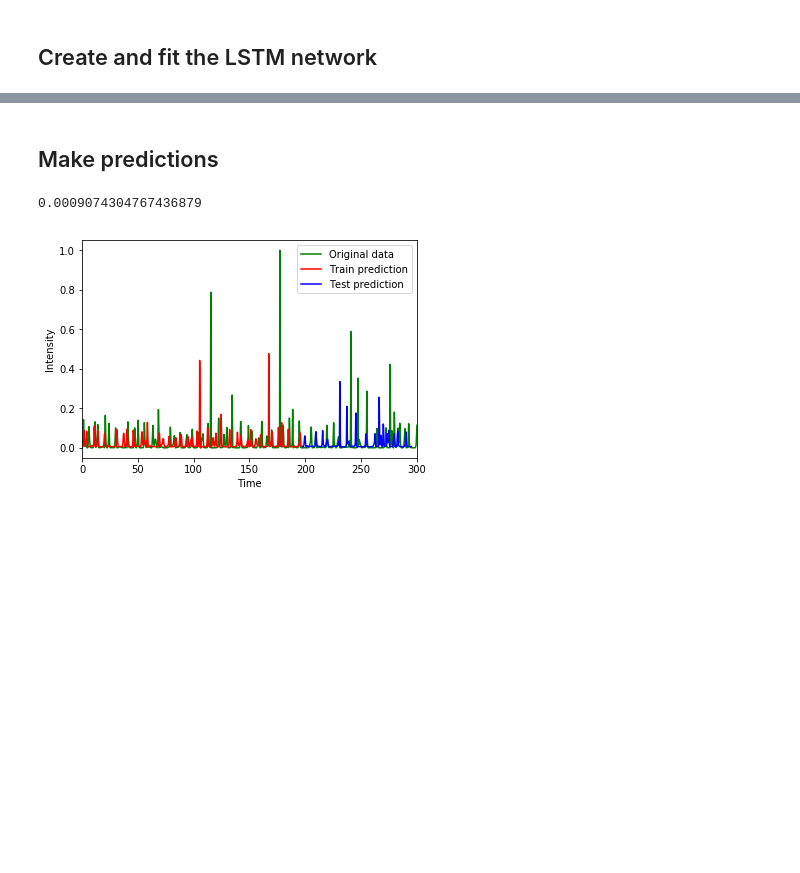
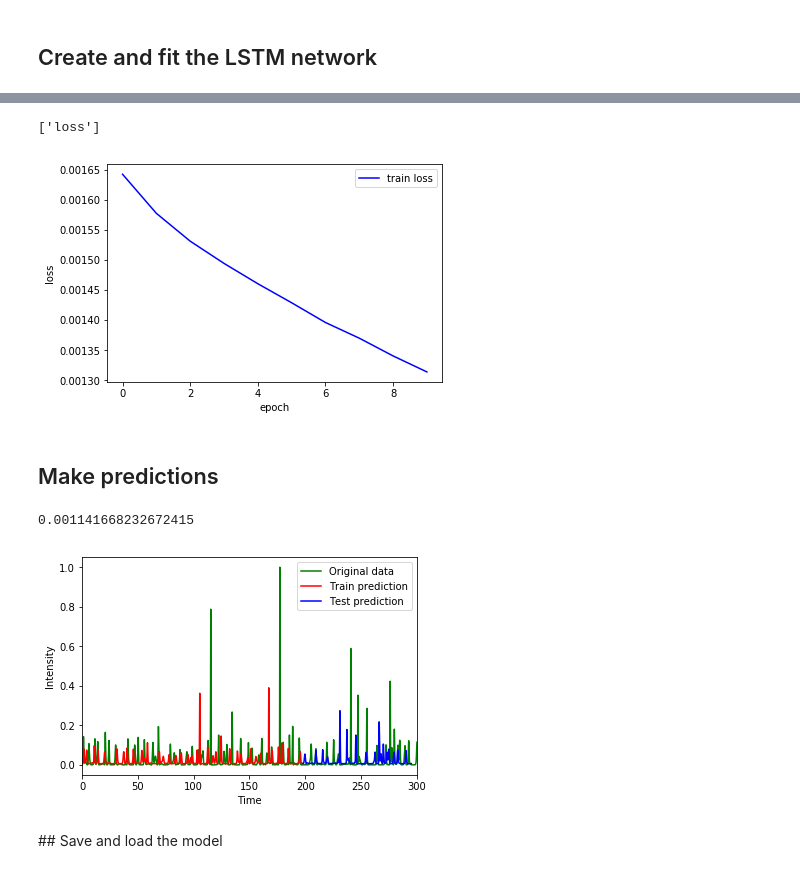
Before and after one commit to antosavo/Project-Examples, a Jupyter notebook: Data_Modeling/Deep_Learning/Time_Series_Prediction_With_LSTM/Time_Series_Prediction_With_LSTM.ipynb, the cells around one changed output, grey strips where cells are left out. Cells and saved outputs as stored; diff of their text form; code cells hidden in the pictures; blank space fills up the shorter version.

```diff
--- a/Data_Modeling/Deep_Learning/Time_Series_Prediction_With_LSTM/Time_Series_Prediction_With_LSTM.ipynb
+++ b/Data_Modeling/Deep_Learning/Time_Series_Prediction_With_LSTM/Time_Series_Prediction_With_LSTM.ipynb
@@ -87,6 +90,3 @@ y_seq_test = np.reshape(y_seq_test, (y_seq_test.shape[0], y_seq_test.shape[1], 1
 model = Sequential()
 model.add(LSTM(10, activation= 'linear', input_shape=(look_back, 1)))#10 units
 model.add(Dense(1, activation= 'linear'))
-# %%
-model.compile(loss='mean_squared_error', optimizer='adam')#adam
-model.fit(y_seq_train, y_next_train, epochs=5, batch_size=200)
@@ -104,0 +93,2 @@ Epoch 5/5
+# %%
+model.compile(loss='mse', optimizer='Adadelta')# optimizers.SGD(lr=0.001)
@@ -104,0 +97,2 @@ Epoch 5/5
+# %%
+history = model.fit(y_seq_train, y_next_train, batch_size=20, epochs=10)
@@ -105,3 +120,16 @@ Epoch 5/5
+# %%
+history.history.keys()
+# %% [output]
+['loss']
+# %%
+plt.plot(history.epoch,history.history['loss'],c='b',label='train loss')
+plt.ylabel('loss')
+#plt.ylim([0,3])
+plt.xlabel('epoch')
+plt.legend()
+plt.show()
+# %% [output]
+[figure, added]
 # %% [markdown]
 ## Make predictions
 # %%
@@ -110,7 +138,7 @@ y_next_test_pred = model.predict(y_seq_test)
 # %%
 mean_squared_error(y_next_test, y_next_test_pred)
 # %% [output]
-0.0009074304767436879
+0.001141668232672415
 # %%
 plt.plot(t,I, c='g', label = 'Original data')
 plt.plot(np.arange(0,train_size)*dt,y_next_train_pred, c='r', label='Train prediction')
@@ -121,4 +149,6 @@ plt.xlim([0,300])
 plt.legend()
 plt.show()
 # %% [output]
-[figure, old version]
+[figure, new version]
+# %% [markdown]
+## Save and load the model
```
Also changed, not shown: parts of 7 cells of this notebook.
